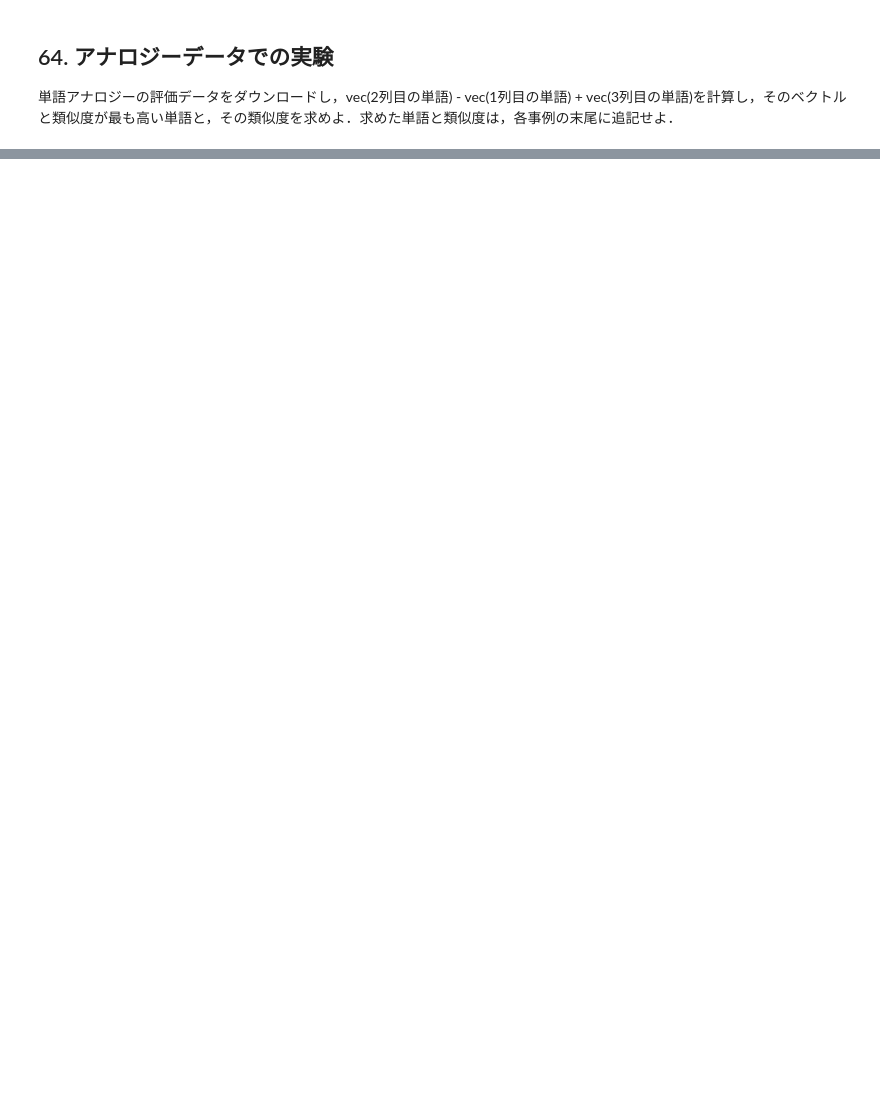
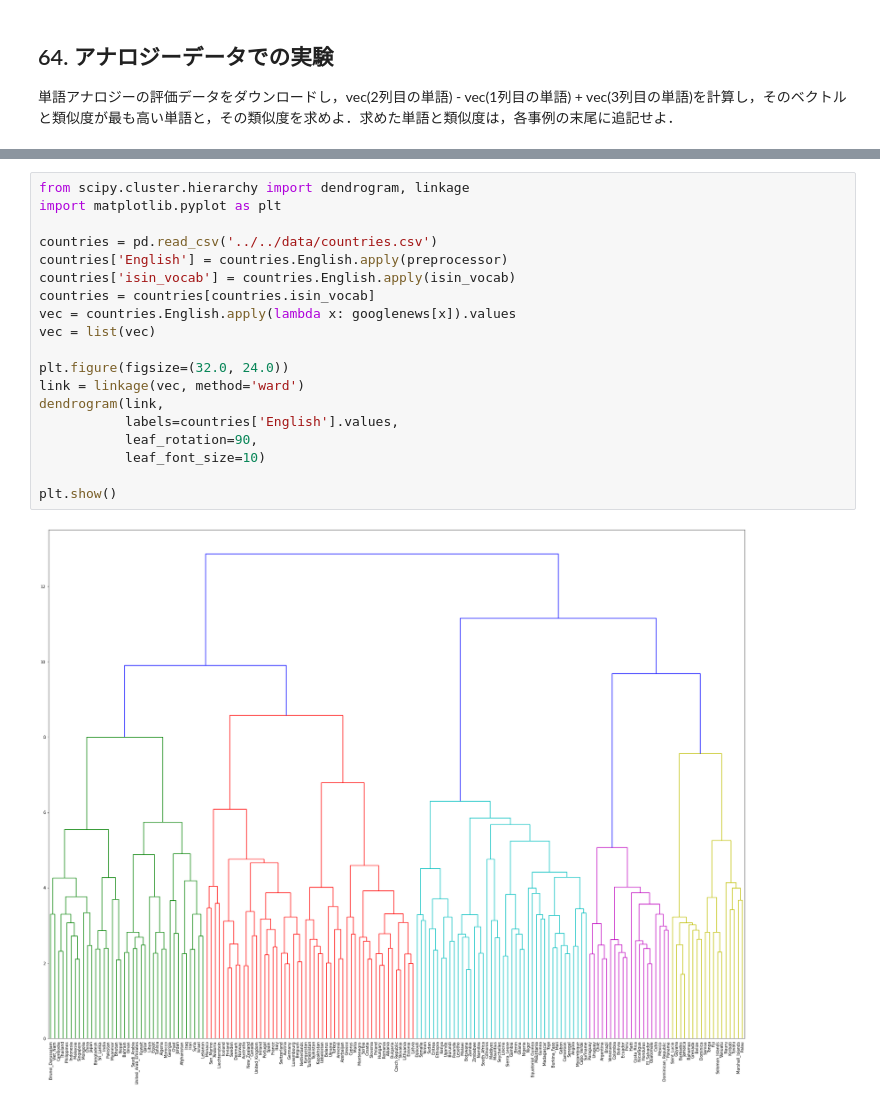
Before and after one commit to Akari000/nlp100, a Jupyter notebook: chapter2020_7/notebook/nlp60-69.ipynb, the cells around one changed output, grey strips where cells are left out. Drawn from its saved outputs; the diff is of its cells as text; blank space fills up the shorter version.

```diff
--- a/chapter2020_7/notebook/nlp60-69.ipynb
+++ b/chapter2020_7/notebook/nlp60-69.ipynb
@@ -136,0 +205,21 @@ https://qiita.com/dacciinfo/items/88debe69f9f4e927aafc
+# %%
+from scipy.cluster.hierarchy import dendrogram, linkage
+import matplotlib.pyplot as plt
+
+countries = pd.read_csv('../../data/countries.csv')
+countries['English'] = countries.English.apply(preprocessor)
+countries['isin_vocab'] = countries.English.apply(isin_vocab)
+countries = countries[countries.isin_vocab]
+vec = countries.English.apply(lambda x: googlenews[x]).values
+vec = list(vec)
+
+plt.figure(figsize=(32.0, 24.0))
+link = linkage(vec, method='ward')
+dendrogram(link,
+           labels=countries['English'].values,
+           leaf_rotation=90,
+           leaf_font_size=10)
+
+plt.show()
+# %% [output]
+[figure, added]
```
Also changed, not shown: parts of 15 cells of this notebook, 12 other files.
